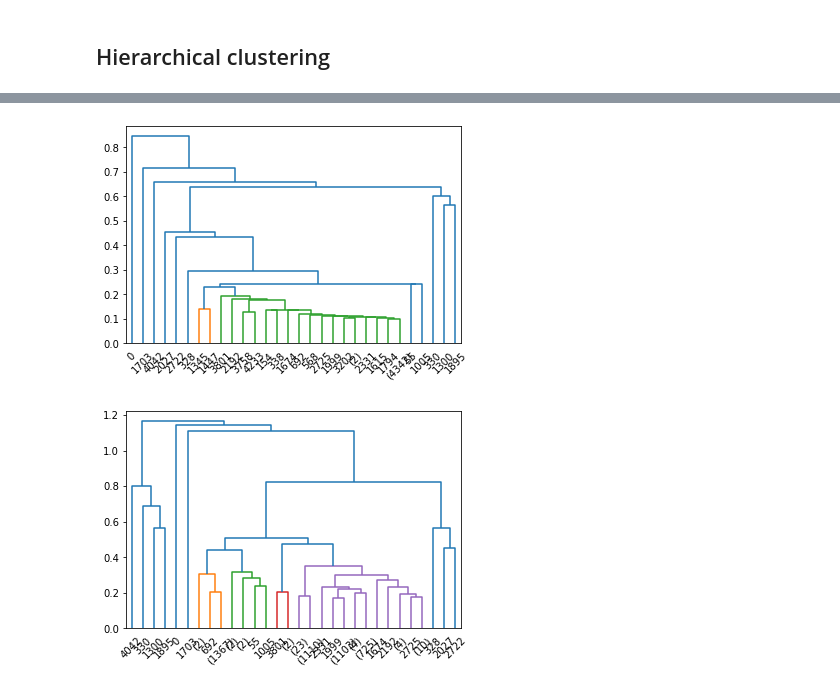
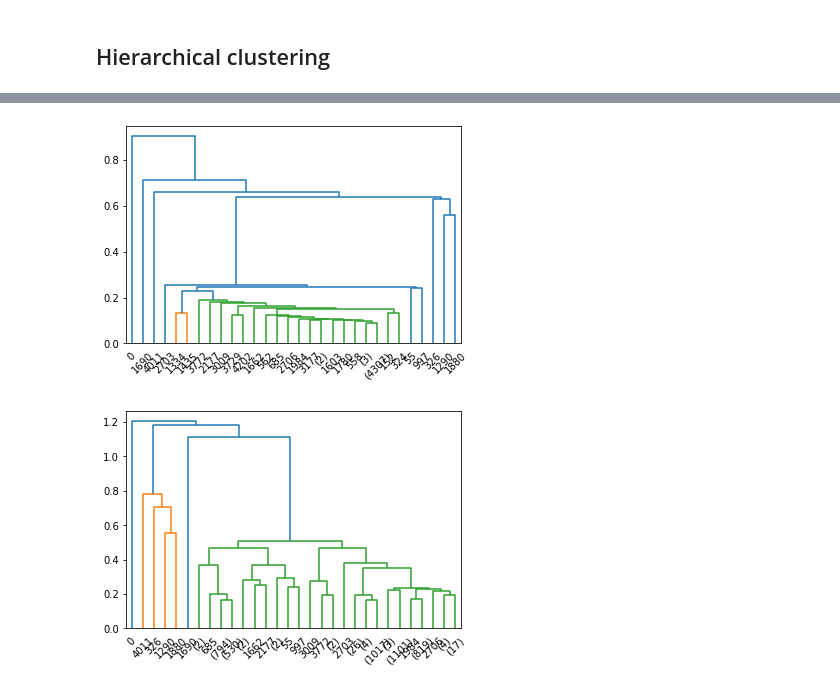
Before and after one commit to gioleppe/Data-Mining-20-21, a Jupyter notebook: notebooks/clustering_analysis.ipynb, the cells around one changed output, grey strips where cells are left out. Drawn from its saved outputs; the diff is of its cells as text; code cells hidden in the pictures.

```diff
--- a/notebooks/clustering_analysis.ipynb
+++ b/notebooks/clustering_analysis.ipynb
@@ -3,7 +3,8 @@ import pandas as pd
 import numpy as np
 import matplotlib.pyplot as plt
 # %%
-df = pd.read_csv("../dataset/customer_supermarket_regex.csv", parse_dates=["BasketDate"], index_col=0, decimal=",")
+#df = pd.read_csv("../dataset/customer_supermarket_no_inconsistency.csv", parse_dates=["BasketDate"], index_col=0, decimal=",")
+df = pd.read_csv("../dataset/customer_supermarket_no_inconsistency.csv", sep="\t", index_col=0, parse_dates=["BasketDate"], decimal=",")
 df.head()
 # %% [output]
 |  | BasketID | BasketDate | ProdID | Qta | Sale | CustomerID | CustomerCountry | ProdDescr |
@@ -428,10 +424,10 @@ data_dist = pdist(X, metric='euclidean')
 data_link = linkage(data_dist, method='single', metric='euclidean')
 res = dendrogram(data_link, color_threshold=0.2, truncate_mode='lastp')
 # %% [output]
-[figure, old version]
+[figure, new version]
 # %%
 data_dist = pdist(X, metric='euclidean')
 data_link = linkage(data_dist, method='average', metric='euclidean')
-res = dendrogram(data_link, color_threshold=0.4, truncate_mode='lastp')
+res = dendrogram(data_link, color_threshold=1, truncate_mode='lastp')
 # %% [output]
-[figure, old version]
+[figure, new version]
```
Also changed, not shown: parts of 29 cells of this notebook, 4 other files.
